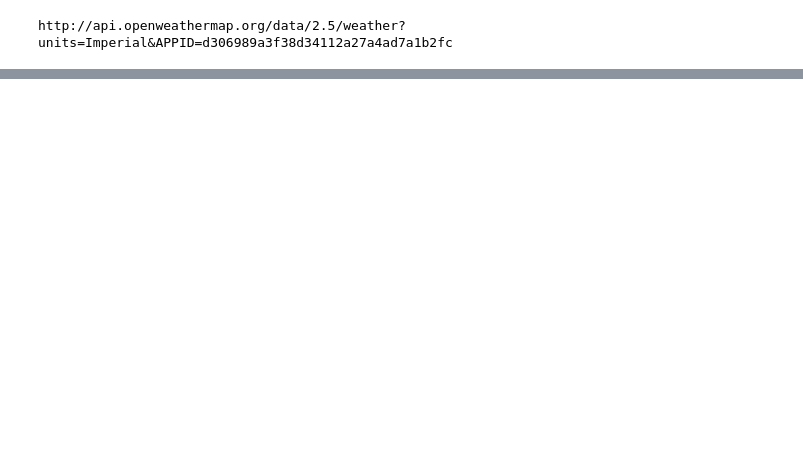
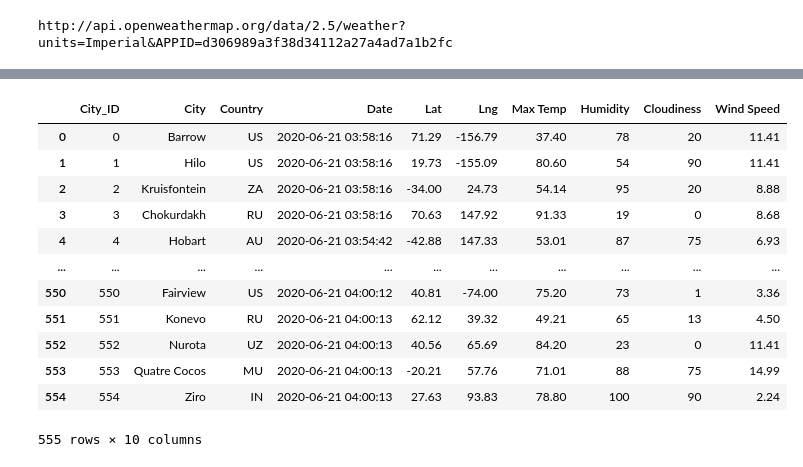
Before and after one commit to boluo95128/World_Weather_Analysis, a Jupyter notebook: WeatherPy.ipynb, the cells around one changed output, grey strips where cells are left out. Cells and saved outputs as stored; diff of their text form; code cells hidden in the pictures; blank space fills up the shorter version.

```diff
--- a/WeatherPy.ipynb
+++ b/WeatherPy.ipynb
@@ -362,0 +372,3 @@ plot_linear_regression(x_values, y_values,
+# %%
+# Store the CSV you saved created in part one into a DataFrame.
+city_data_df=pd.read_csv("weather_data/cities.csv")
@@ -362,0 +393,16 @@ plot_linear_regression(x_values, y_values,
+# %%
+city_data_df
+# %% [output]
+|  | City_ID | City | Country | Date | Lat | Lng | Max Temp | Humidity | Cloudiness | Wind Speed |
+| 0 | 0 | Barrow | US | 2020-06-21 03:58:16 | 71.29 | -156.79 | 37.40 | 78 | 20 | 11.41 |
+| 1 | 1 | Hilo | US | 2020-06-21 03:58:16 | 19.73 | -155.09 | 80.60 | 54 | 90 | 11.41 |
+| 2 | 2 | Kruisfontein | ZA | 2020-06-21 03:58:16 | -34.00 | 24.73 | 54.14 | 95 | 20 | 8.88 |
+| 3 | 3 | Chokurdakh | RU | 2020-06-21 03:58:16 | 70.63 | 147.92 | 91.33 | 19 | 0 | 8.68 |
+| 4 | 4 | Hobart | AU | 2020-06-21 03:54:42 | -42.88 | 147.33 | 53.01 | 87 | 75 | 6.93 |
+| ... | ... | ... | ... | ... | ... | ... | ... | ... | ... | ... |
+| 550 | 550 | Fairview | US | 2020-06-21 04:00:12 | 40.81 | -74.00 | 75.20 | 73 | 1 | 3.36 |
+| 551 | 551 | Konevo | RU | 2020-06-21 04:00:13 | 62.12 | 39.32 | 49.21 | 65 | 13 | 4.50 |
+| 552 | 552 | Nurota | UZ | 2020-06-21 04:00:13 | 40.56 | 65.69 | 84.20 | 23 | 0 | 11.41 |
+| 553 | 553 | Quatre Cocos | MU | 2020-06-21 04:00:13 | -20.21 | 57.76 | 71.01 | 88 | 75 | 14.99 |
+| 554 | 554 | Ziro | IN | 2020-06-21 04:00:13 | 27.63 | 93.83 | 78.80 | 100 | 90 | 2.24 |
+555 rows × 10 columns
```
Also changed, not shown: parts of 34 cells of this notebook.
